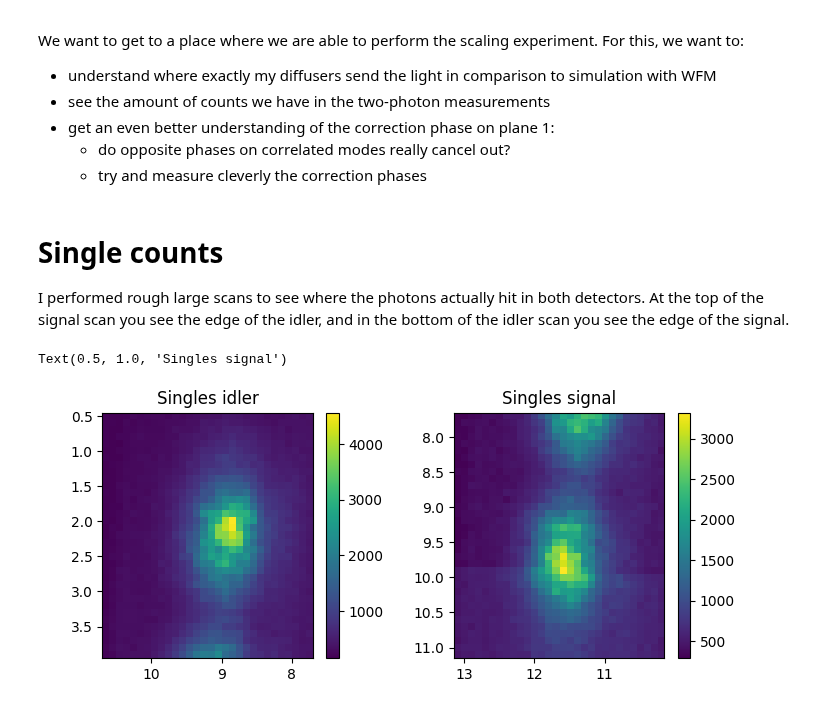
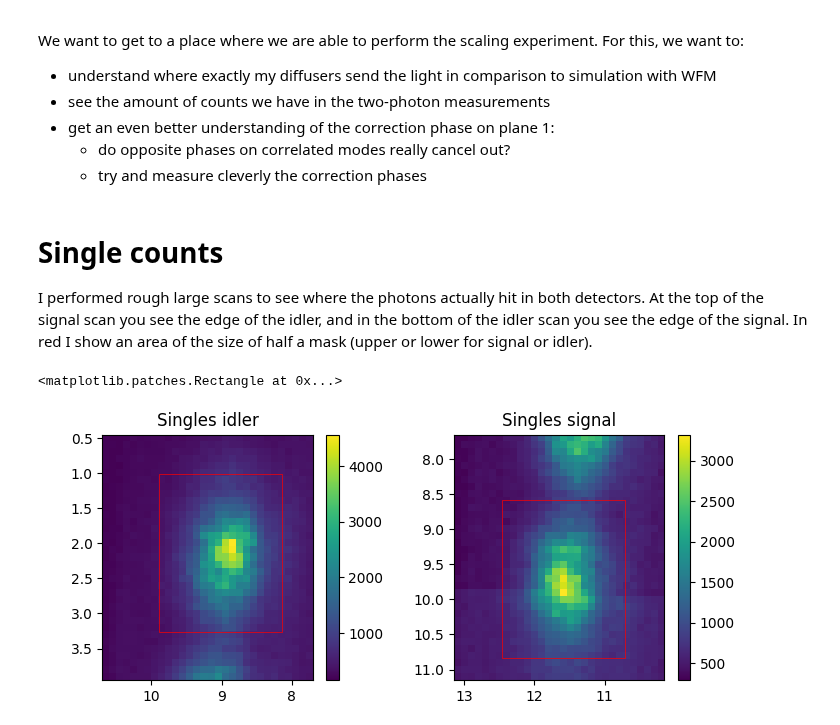
Before and after one commit to rubiaek/pianoq, a Jupyter notebook: pianoq/notebooks/writeup_spots_diffuser1_counts_and_phases.ipynb, the cells around one changed output. Cells and saved outputs as stored; diff of their text form; code cells hidden in the pictures.

```diff
--- a/pianoq/notebooks/writeup_spots_diffuser1_counts_and_phases.ipynb
+++ b/pianoq/notebooks/writeup_spots_diffuser1_counts_and_phases.ipynb
@@ -19,24 +21,34 @@ We want to get to a place where we are able to perform the scaling experiment. F
     - try and measure cleverly the correction phases
 # %% [markdown]
 # Single counts
-I performed rough large scans to see where the photons actually hit in both detectors. At the top of the signal scan you see the edge of the idler, and in the bottom of the idler scan you see the edge of the signal.
+I performed rough large scans to see where the photons actually hit in both detectors. At the top of the signal scan you see the edge of the idler, and in the bottom of the idler scan you see the edge of the signal. In red I show an area of the size of half a mask (upper or lower for signal or idler).
 # %%
 singles_sig_path = glob.glob(rf'{dir_path}\*singles_signal*.scan')[0]
 singles_idl_path = glob.glob(rf'{dir_path}\*singles_idler*.scan')[0]
 s_sig = ScanResult()
 s_sig.loadfrom(singles_sig_path)
 s_idl = ScanResult()
 s_idl.loadfrom(singles_idl_path)
 
 fig, axes = plt.subplots(1, 2, figsize=(7, 3), constrained_layout=True)
 my_mesh(s_idl.X, s_idl.Y, s_idl.single1s, axes[0])
 axes[0].invert_xaxis()
 axes[0].set_title('Singles idler')
 
 my_mesh(s_sig.X, s_sig.Y, s_sig.single2s, axes[1])
 axes[1].invert_xaxis()
 axes[1].set_title('Singles signal')
+
+x_start_idl = 9.02 - 70*12.5e-3
+y_start_idl = 2.14 - 90*12.5e-3
+# axes[0].add_patch(Rectangle((8.1, 1.1), 12.5e-3*140, 12.5e-3*180, facecolor="none", ec='g', lw=0.5))
+axes[0].add_patch(Rectangle((x_start_idl, y_start_idl), 12.5e-3*140, 12.5e-3*180, facecolor="none", ec='r', lw=0.5))
+
+x_start_sig = 11.58 - 70*12.5e-3
+y_start_sig = 9.71 - 90*12.5e-3
+# axes[1].add_patch(Rectangle((10.7, 8.7), 12.5e-3*140, 12.5e-3*180, facecolor="none", ec='g', lw=0.5))
+axes[1].add_patch(Rectangle((x_start_sig, y_start_sig), 12.5e-3*140, 12.5e-3*180, facecolor="none", ec='r', lw=0.5))
 # %% [output]
-Text(0.5, 1.0, 'Singles signal')
+<matplotlib.patches.Rectangle at 0x...>
-[figure, old version]
+[figure, new version]
 # %% [markdown]
```
Also changed, not shown: parts of 11 cells of this notebook.
